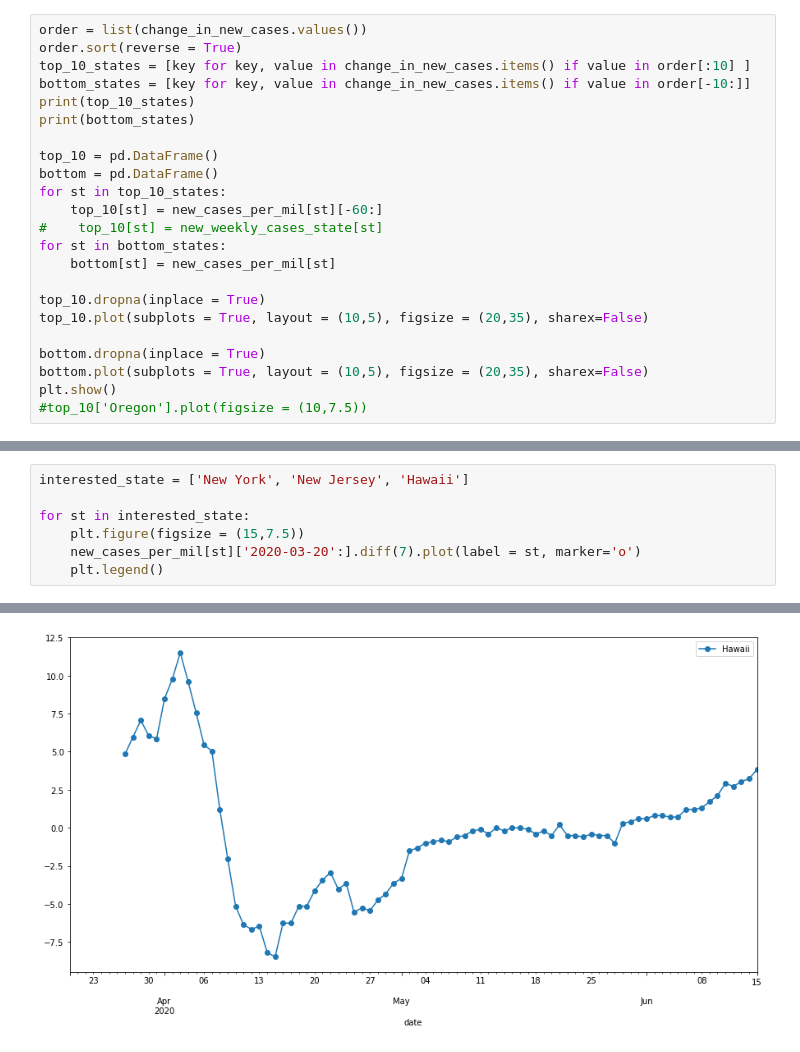
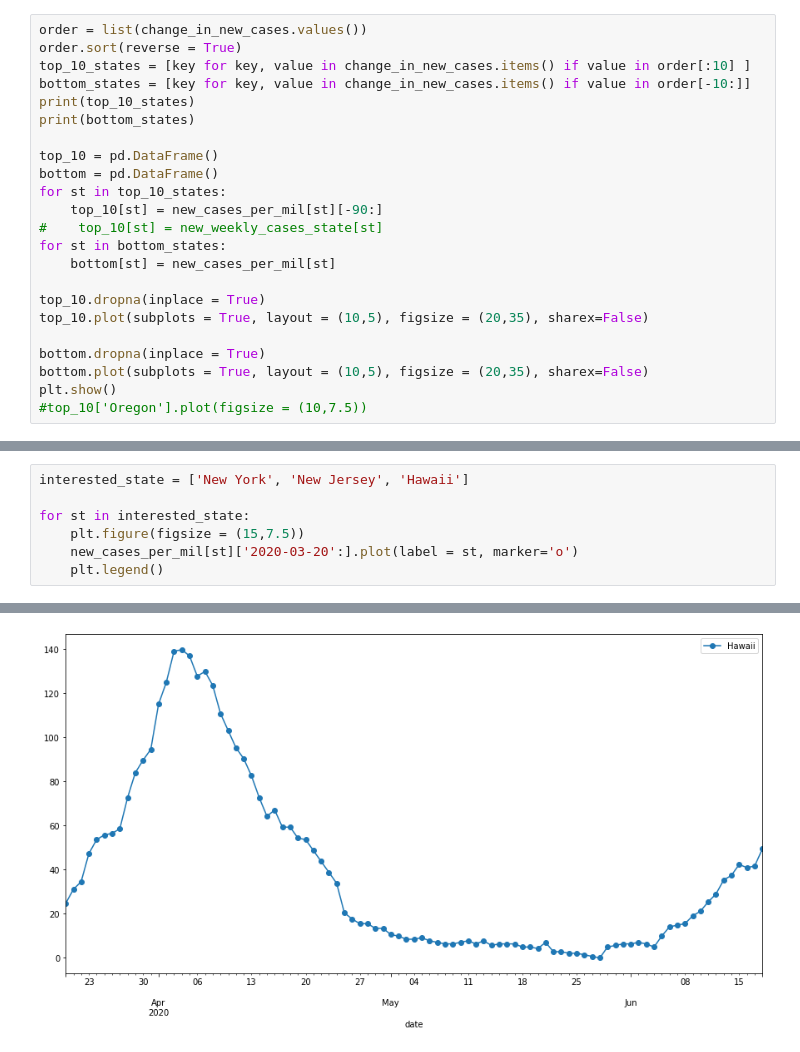
Before and after one commit to dviabhav/NYTCovidData, a Jupyter notebook: Covid19 file.ipynb, the cells around one changed output, grey strips where cells are left out. Saved outputs shown, nothing was run; the diff lists cells and outputs as text.

```diff
--- a/Covid19 file.ipynb
+++ b/Covid19 file.ipynb
@@ -165,7 +162,7 @@ print(bottom_states)
 top_10 = pd.DataFrame()
 bottom = pd.DataFrame()
 for st in top_10_states:
-    top_10[st] = new_cases_per_mil[st][-60:]
+    top_10[st] = new_cases_per_mil[st][-90:]
 #    top_10[st] = new_weekly_cases_state[st]
 for st in bottom_states:
     bottom[st] = new_cases_per_mil[st]
@@ -229,6 +224,6 @@ interested_state = ['New York', 'New Jersey', 'Hawaii']
 
 for st in interested_state:
     plt.figure(figsize = (15,7.5))
-    new_cases_per_mil[st]['2020-03-20':].diff(7).plot(label = st, marker='o')
+    new_cases_per_mil[st]['2020-03-20':].plot(label = st, marker='o')
     plt.legend()
 # %% [output]
@@ -237,4 +232,4 @@ for st in interested_state:
-[figure, old version]
+[figure, new version]
 # %%
 def start_of_pandemic(cases, ratio = -1, limit = -1):
     if limit == -1:
```
Also changed, not shown: parts of 11 cells of this notebook, 2 other files.
